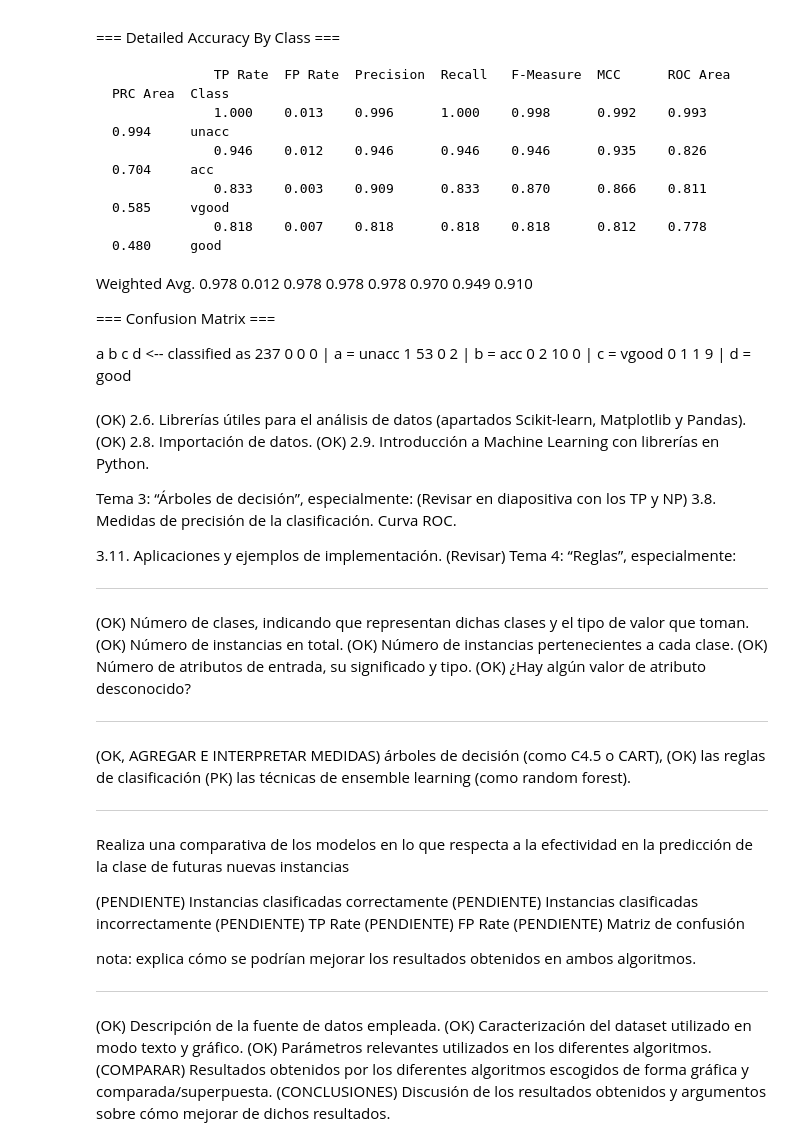
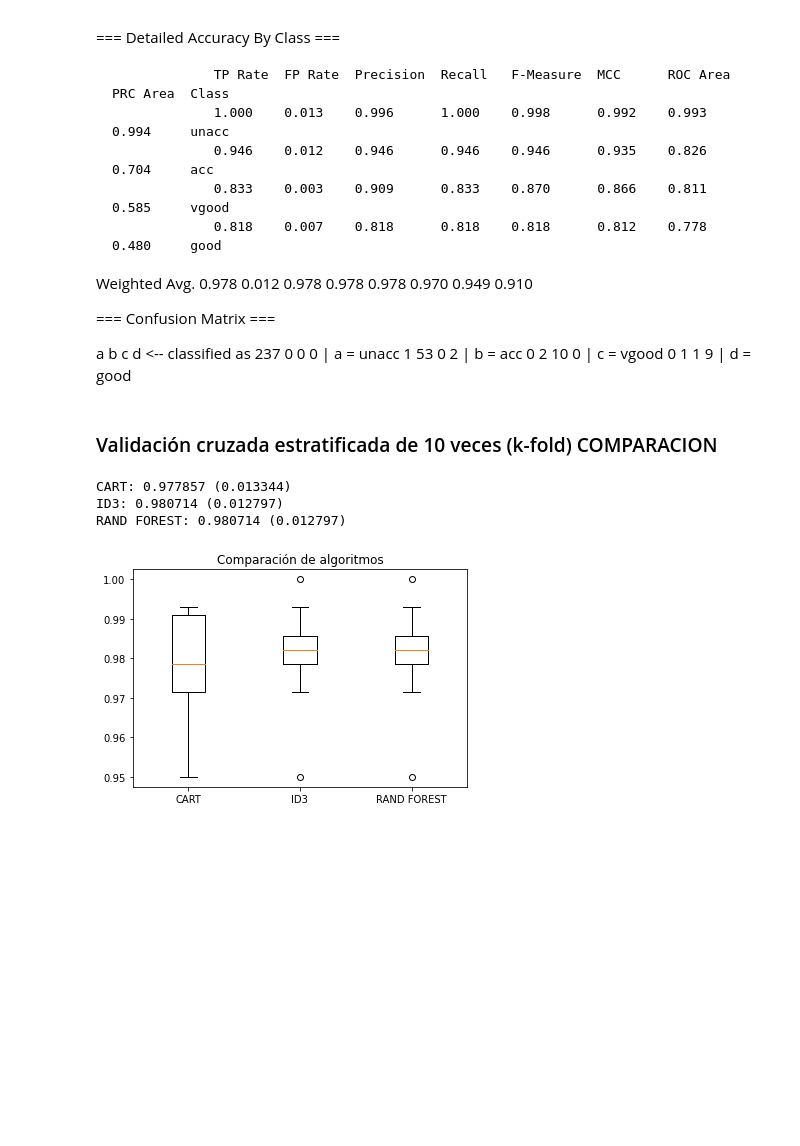
Before and after one commit to juadaves91/unir-tecnicas-ia, a Jupyter notebook: Laboratorio 1/Laboratorio 1 - Técnicas IA.ipynb, the cells around one changed output. Drawn from its saved outputs; the diff is of its cells as text; code cells hidden in the pictures; blank space fills up the shorter version.

```diff
--- a/Laboratorio 1/Laboratorio 1 - Técnicas IA.ipynb
+++ b/Laboratorio 1/Laboratorio 1 - Técnicas IA.ipynb
@@ -2602,47 +3128,32 @@ Weighted Avg.    0.978    0.012    0.978      0.978    0.978      0.970    0.949
    1  53   0   2 |   b = acc
    0   2  10   0 |   c = vgood
    0   1   1   9 |   d = good
-# %% [markdown]
-(OK) 2.6. Librerías útiles para el análisis de datos (apartados Scikit-learn, Matplotlib y Pandas).
-(OK) 2.8. Importación de datos.
-(OK) 2.9. Introducción a Machine Learning con librerías en Python.
-
-Tema 3: “Árboles de decisión”, especialmente:
-(Revisar en diapositiva con los TP y NP) 3.8. Medidas de precisión de la clasificación. Curva ROC.
-
-3.11. Aplicaciones y ejemplos de implementación.
-(Revisar) Tema 4: “Reglas”, especialmente:
-
----------------------------------------------------------------------------------------------------
-
-(OK) Número de clases, indicando que representan dichas clases y el tipo de valor que toman.
-(OK) Número de instancias en total.
-(OK) Número de instancias pertenecientes a cada clase.
-(OK) Número de atributos de entrada, su significado y tipo.
-(OK) ¿Hay algún valor de atributo desconocido?
-
----------------------------------------------------------------------------------------------------
-
-(OK, AGREGAR E INTERPRETAR MEDIDAS) árboles de decisión (como C4.5 o CART),
-(OK) las reglas de clasificación
-(PK) las técnicas de ensemble learning (como random forest).
-
----------------------------------------------------------------------------------------------------
-Realiza una comparativa de los modelos en lo que respecta a la efectividad en la predicción de la
-clase de futuras nuevas instancias
-
-(PENDIENTE) Instancias clasificadas correctamente
-(PENDIENTE) Instancias clasificadas incorrectamente
-(PENDIENTE) TP Rate
-(PENDIENTE) FP Rate
-(PENDIENTE) Matriz de confusión
-
-nota: explica cómo se podrían mejorar los resultados obtenidos en ambos algoritmos.
-
----------------------------------------------------------------------------------------------------
-
-(OK) Descripción de la fuente de datos empleada.
-(OK) Caracterización del dataset utilizado en modo texto y gráfico.
-(OK) Parámetros relevantes utilizados en los diferentes algoritmos.
-(COMPARAR)	Resultados obtenidos por los diferentes algoritmos escogidos de forma gráfica y comparada/superpuesta.
-(CONCLUSIONES)	Discusión de los resultados obtenidos y argumentos sobre cómo mejorar de dichos resultados.
+# %% [markdown]
+### Validación cruzada estratificada de 10 veces (k-fold) COMPARACION
+# %%
+# Cargamos los algoritmos
+models = []
+models.append(('CART', DecisionTreeClassifier(criterion='gini', random_state=0)))
+models.append(('ID3', DecisionTreeClassifier(criterion='entropy', random_state=0)))
+models.append(('RAND FOREST', DecisionTreeClassifier(criterion='entropy', random_state=0)))
+
+# evaluamos cada modelo por turnos
+results = []
+names = []
+for name, model in models:
+    kfold = StratifiedKFold(n_splits=10, random_state=1,shuffle=True)
+    cv_results = cross_val_score(model, X_train, Y_train, cv=kfold, scoring='accuracy')
+    results.append(cv_results)
+    names.append(name)
+    print('%s: %f (%f)' % (name, cv_results.mean(), cv_results.std()
+))
+
+# Comparación de algoritmo
+pyplot.boxplot(results, labels=names)
+pyplot.title('Comparación de algoritmos')
+pyplot.show()
+# %% [output]
+CART: 0.977857 (0.013344)
+ID3: 0.980714 (0.012797)
+RAND FOREST: 0.980714 (0.012797)
+[figure, added]
```
Also changed, not shown: parts of 80 cells of this notebook.
